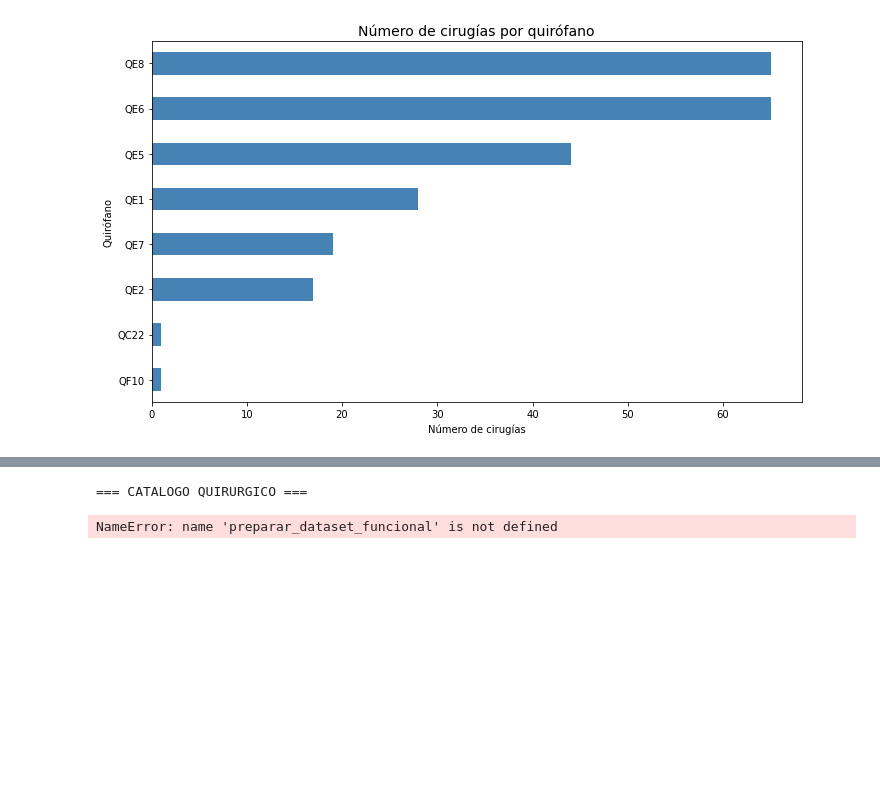
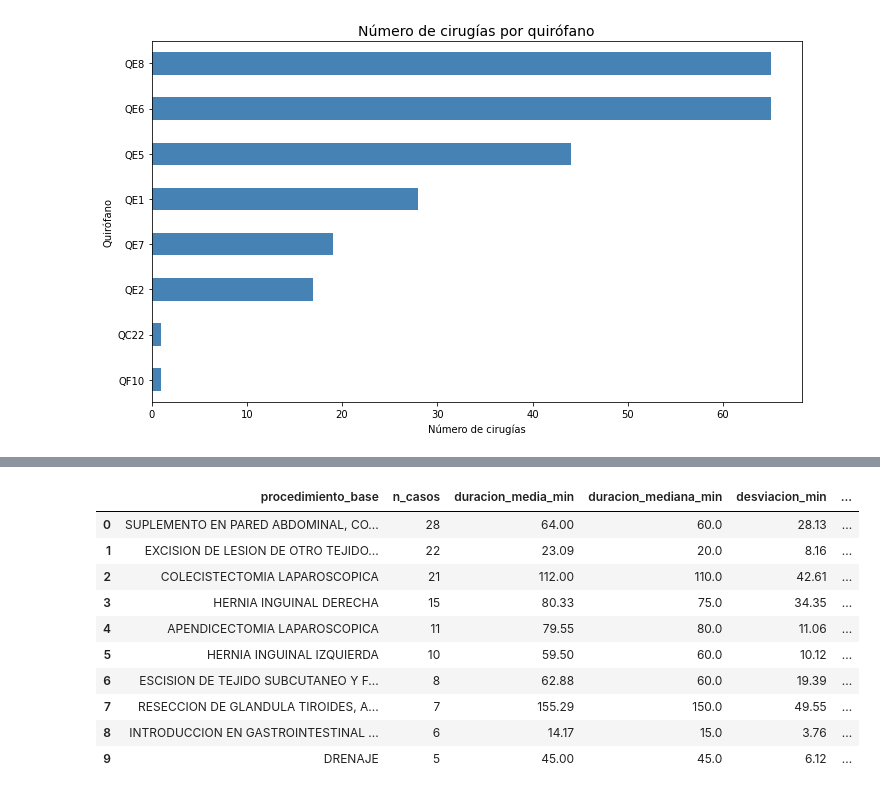
Before and after one commit to dmh1006/Proyecto_PR, a Jupyter notebook: analisis_quirofano.ipynb, the cells around one changed output, grey strips where cells are left out. Saved outputs shown, nothing was run; the diff lists cells and outputs as text; code cells hidden in the pictures; blank space fills up the shorter version.

```diff
--- a/analisis_quirofano.ipynb
+++ b/analisis_quirofano.ipynb
@@ -191,12 +189,18 @@ ImportError: cannot import name 'preparar_dataset_funcional' from 'Proyecto.anal
 # %%
-    print("\n=== CATALOGO QUIRURGICO ===")
-    df_real = preparar_dataset_funcional(df)
-    catalogo = construir_catalogo_quirurgico(df_real)
-    print(catalogo.head(10).to_string(index=False))
+df = cargar_datos()
+df_funcional = preparar_dataset_funcional(df)
+catalogo = construir_catalogo_quirurgico(df_funcional)
 
-    print("\n=== EJEMPLO ESTIMACION NUEVA CIRUGIA ===")
-    ejemplo = estimar_nueva_cirugia(catalogo, "APENDICECTOMIA LAPAROSCOPICA")
-    print(ejemplo)
+catalogo.head(10)
 # %% [output]
-=== CATALOGO QUIRURGICO ===
-NameError: name 'preparar_dataset_funcional' is not defined
+|  | procedimiento_base | n_casos | duracion_media_min | duracion_mediana_min | desviacion_min | ... |
+| 0 | SUPLEMENTO EN PARED ABDOMINAL, CO... | 28 | 64.00 | 60.0 | 28.13 | ... |
+| 1 | EXCISION DE LESION DE OTRO TEJIDO... | 22 | 23.09 | 20.0 | 8.16 | ... |
+| 2 | COLECISTECTOMIA LAPAROSCOPICA | 21 | 112.00 | 110.0 | 42.61 | ... |
+| 3 | HERNIA INGUINAL DERECHA | 15 | 80.33 | 75.0 | 34.35 | ... |
+| 4 | APENDICECTOMIA LAPAROSCOPICA | 11 | 79.55 | 80.0 | 11.06 | ... |
+| 5 | HERNIA INGUINAL IZQUIERDA | 10 | 59.50 | 60.0 | 10.12 | ... |
+| 6 | ESCISION DE TEJIDO SUBCUTANEO Y F... | 8 | 62.88 | 60.0 | 19.39 | ... |
+| 7 | RESECCION DE GLANDULA TIROIDES, A... | 7 | 155.29 | 150.0 | 49.55 | ... |
+| 8 | INTRODUCCION EN GASTROINTESTINAL ... | 6 | 14.17 | 15.0 | 3.76 | ... |
+| 9 | DRENAJE | 5 | 45.00 | 45.0 | 6.12 | ... |
```
Also changed, not shown: parts of 6 cells of this notebook, 2 other files.
